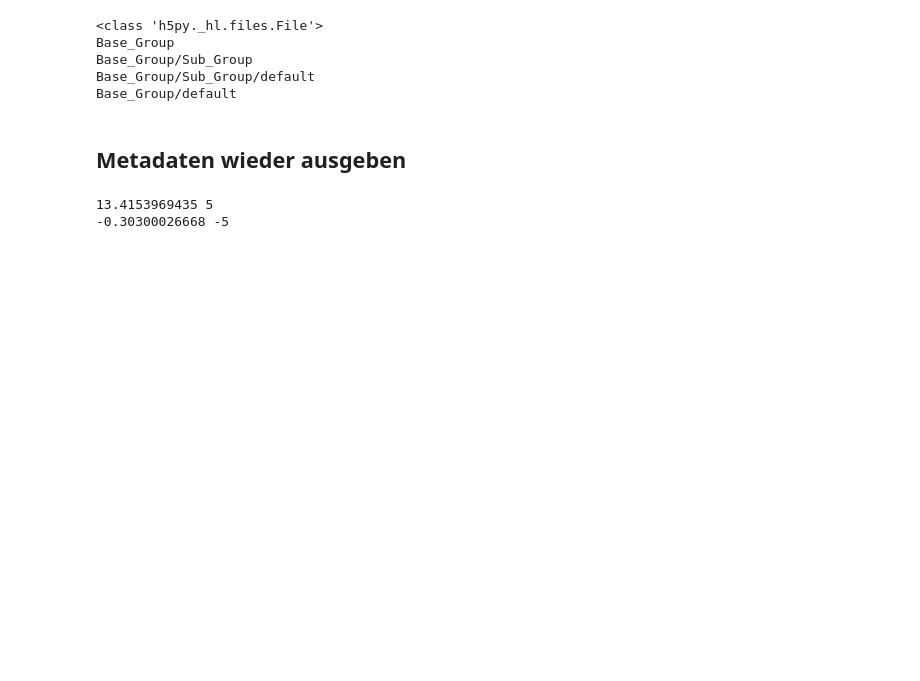
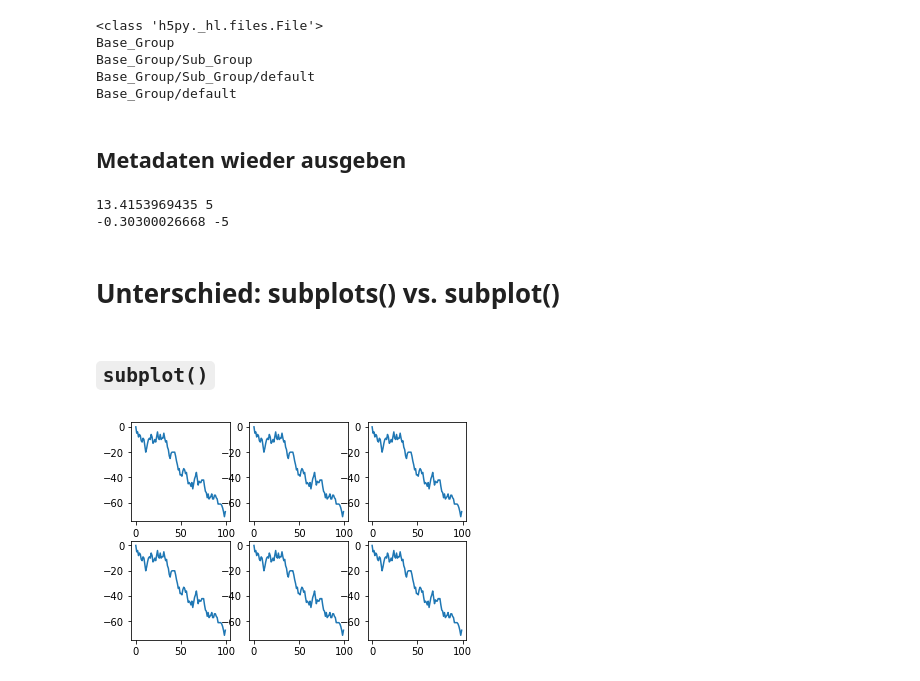
Before and after one commit to juebrauer/course_introduction_to_python, a Jupyter notebook: 00_verschiedenes/verschiedenes.ipynb, the cells around one changed output. Drawn from its saved outputs; the diff is of its cells as text; code cells hidden in the pictures; blank space fills up the shorter version.

Commit message:
Misc: comparison of plt.subplot() vs. plt.subplots()

```diff
--- a/00_verschiedenes/verschiedenes.ipynb
+++ b/00_verschiedenes/verschiedenes.ipynb
@@ -463,3 +463,33 @@ with h5py.File('groups.hdf5', 'r') as f:
 # %% [output]
 13.4153969435 5
 -0.30300026668 -5
+# %% [markdown]
+# Unterschied: subplots() vs. subplot()
+# %%
+import numpy as np
+
+zr = [0]
+for i in range(1,100):
+    zr.append( zr[i-1]+np.random.randint(-5,5) )
+# %% [markdown]
+## `subplot()`
+# %%
+import matplotlib.pyplot as plt
+
+fig = plt.figure(1)
+
+ax1 = plt.subplot(231)
+ax2 = plt.subplot(232)
+ax3 = plt.subplot(233)
+ax4 = plt.subplot(234)
+ax5 = plt.subplot(235)
+ax6 = plt.subplot(236)
+
+all_axes = [ax1,ax2,ax3,ax4,ax5,ax6]
+
+for a in all_axes:
+    a.plot(zr)
+
+plt.show()
+# %% [output]
+[figure, added]
```
Also changed, not shown: parts of 9 cells of this notebook.
